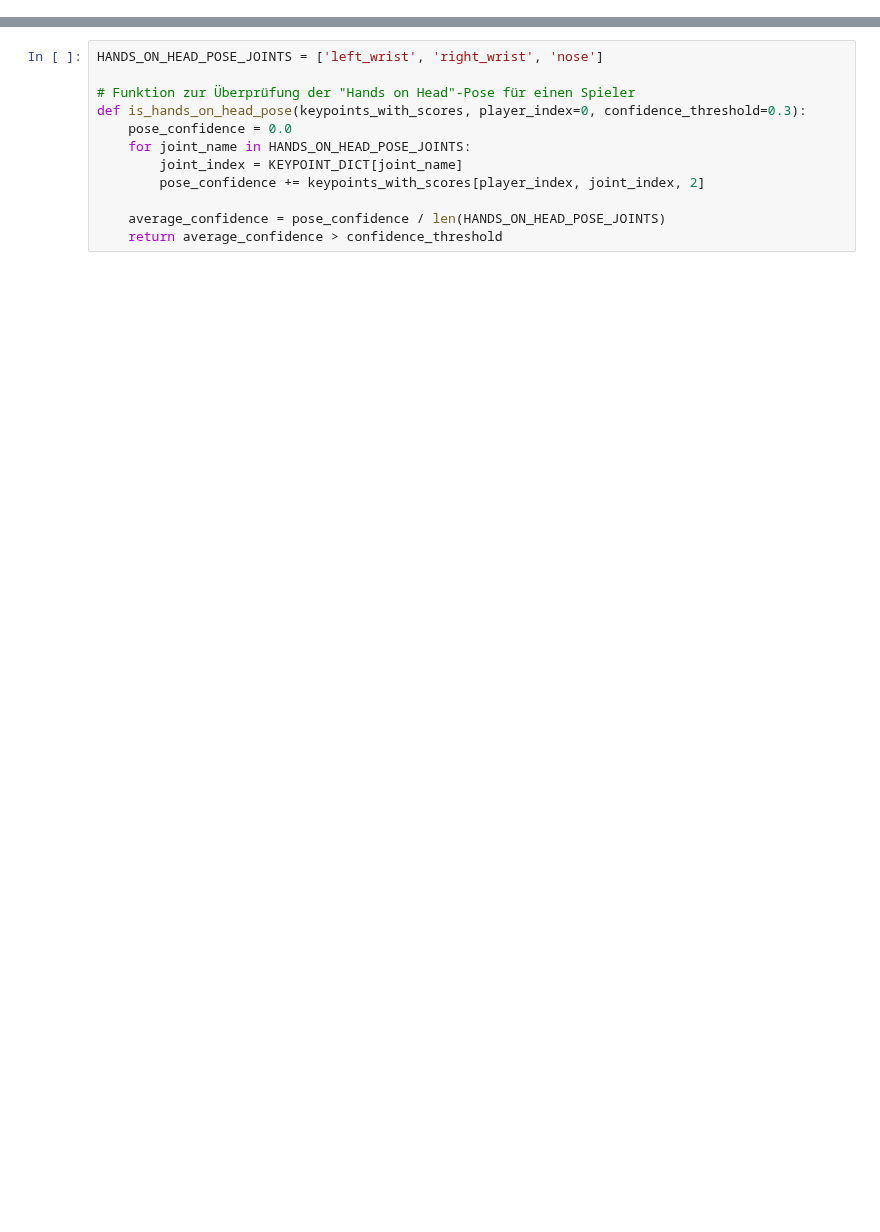
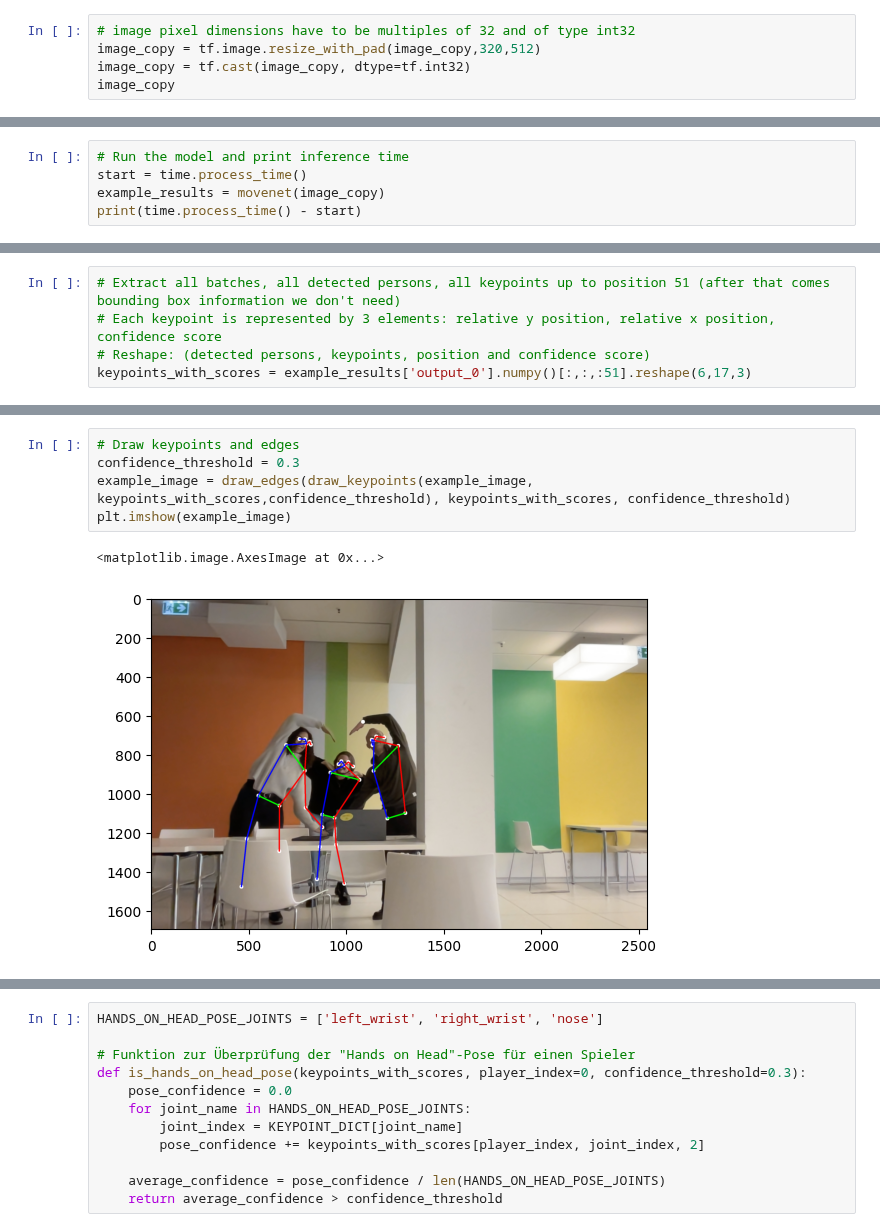
Before and after one commit to h3llow/Pose-Estimation-Tutorial, a Jupyter notebook: project2/movenet_2player_pong.ipynb, the cells around one changed output, grey strips where cells are left out. Cells and saved outputs as stored; diff of their text form; blank space fills up the shorter version.

```diff
--- a/project2/movenet_2player_pong.ipynb
+++ b/project2/movenet_2player_pong.ipynb
@@ -82,0 +109,5 @@ EDGES_DICT = {
+# %%
+# image pixel dimensions have to be multiples of 32 and of type int32
+image_copy = tf.image.resize_with_pad(image_copy,320,512)
+image_copy = tf.cast(image_copy, dtype=tf.int32)
+image_copy
@@ -82,0 +132,5 @@ EDGES_DICT = {
+# %%
+# Run the model and print inference time
+start = time.process_time()
+example_results = movenet(image_copy)
+print(time.process_time() - start)
@@ -82,0 +177,5 @@ EDGES_DICT = {
+# %%
+# Extract all batches, all detected persons, all keypoints up to position 51 (after that comes bounding box information we don't need)
+# Each keypoint is represented by 3 elements: relative y position, relative x position, confidence score
+# Reshape: (detected persons, keypoints, position and confidence score)
+keypoints_with_scores = example_results['output_0'].numpy()[:,:,:51].reshape(6,17,3)
@@ -82,0 +207,8 @@ EDGES_DICT = {
+# %%
+# Draw keypoints and edges
+confidence_threshold = 0.3
+example_image = draw_edges(draw_keypoints(example_image, keypoints_with_scores,confidence_threshold), keypoints_with_scores, confidence_threshold)
+plt.imshow(example_image)
+# %% [output]
+<matplotlib.image.AxesImage at 0x...>
+[figure, added]
```
Also changed, not shown: parts of 49 cells of this notebook.
